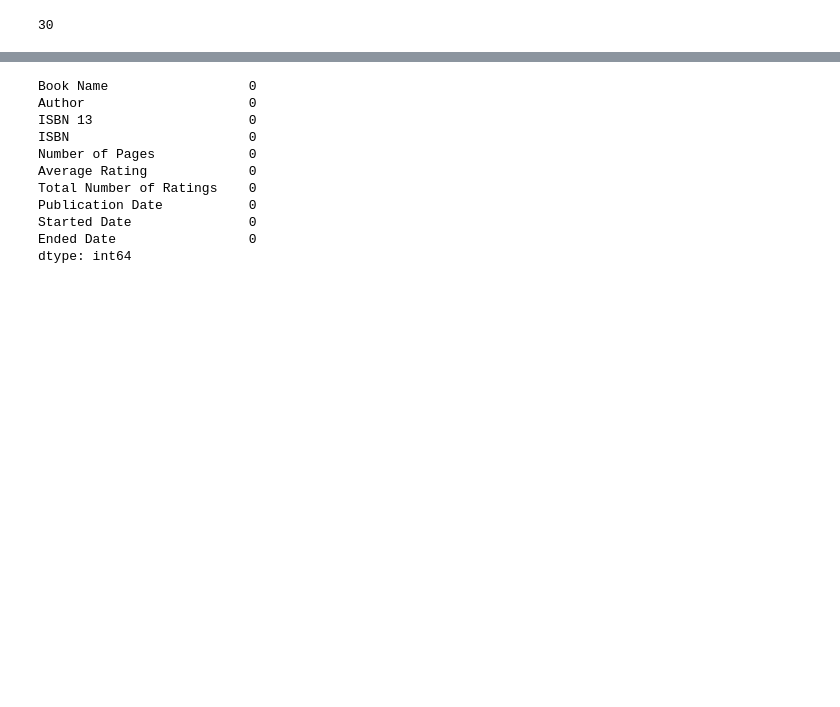
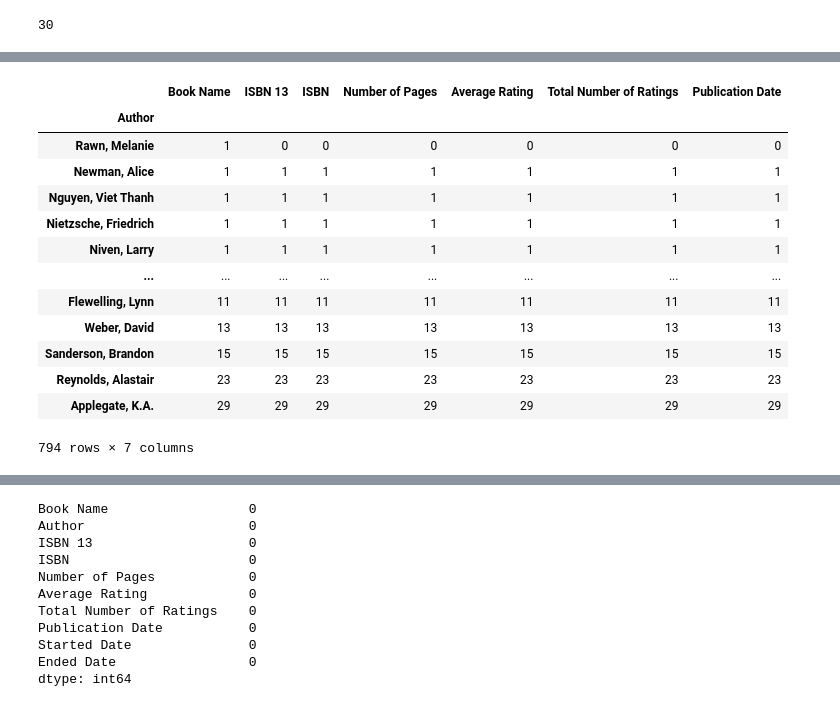
Before and after one commit to Hari31416/Python, a Jupyter notebook: Codes/Web Scraping/Goodreads_Scrape.ipynb, the cells around one changed output, grey strips where cells are left out. Drawn from its saved outputs; the diff is of its cells as text; code cells hidden in the pictures; blank space fills up the shorter version.

```diff
--- a/Codes/Web Scraping/Goodreads_Scrape.ipynb
+++ b/Codes/Web Scraping/Goodreads_Scrape.ipynb
@@ -379 +306,18 @@ book_df
+# %%
+book_df.groupby('Author').count().sort_values('ISBN')
+# %% [output]
+|  | Book Name | ISBN 13 | ISBN | Number of Pages | Average Rating | Total Number of Ratings | Publication Date |
+| Author |  |  |  |  |  |  |  |
+| Rawn, Melanie | 1 | 0 | 0 | 0 | 0 | 0 | 0 |
+| Newman, Alice | 1 | 1 | 1 | 1 | 1 | 1 | 1 |
+| Nguyen, Viet Thanh | 1 | 1 | 1 | 1 | 1 | 1 | 1 |
+| Nietzsche, Friedrich | 1 | 1 | 1 | 1 | 1 | 1 | 1 |
+| Niven, Larry | 1 | 1 | 1 | 1 | 1 | 1 | 1 |
+| ... | ... | ... | ... | ... | ... | ... | ... |
+| Flewelling, Lynn | 11 | 11 | 11 | 11 | 11 | 11 | 11 |
+| Weber, David | 13 | 13 | 13 | 13 | 13 | 13 | 13 |
+| Sanderson, Brandon | 15 | 15 | 15 | 15 | 15 | 15 | 15 |
+| Reynolds, Alastair | 23 | 23 | 23 | 23 | 23 | 23 | 23 |
+| Applegate, K.A. | 29 | 29 | 29 | 29 | 29 | 29 | 29 |
+794 rows × 7 columns
 # %%
```
Also changed, not shown: parts of 32 cells of this notebook, 10 other files.
